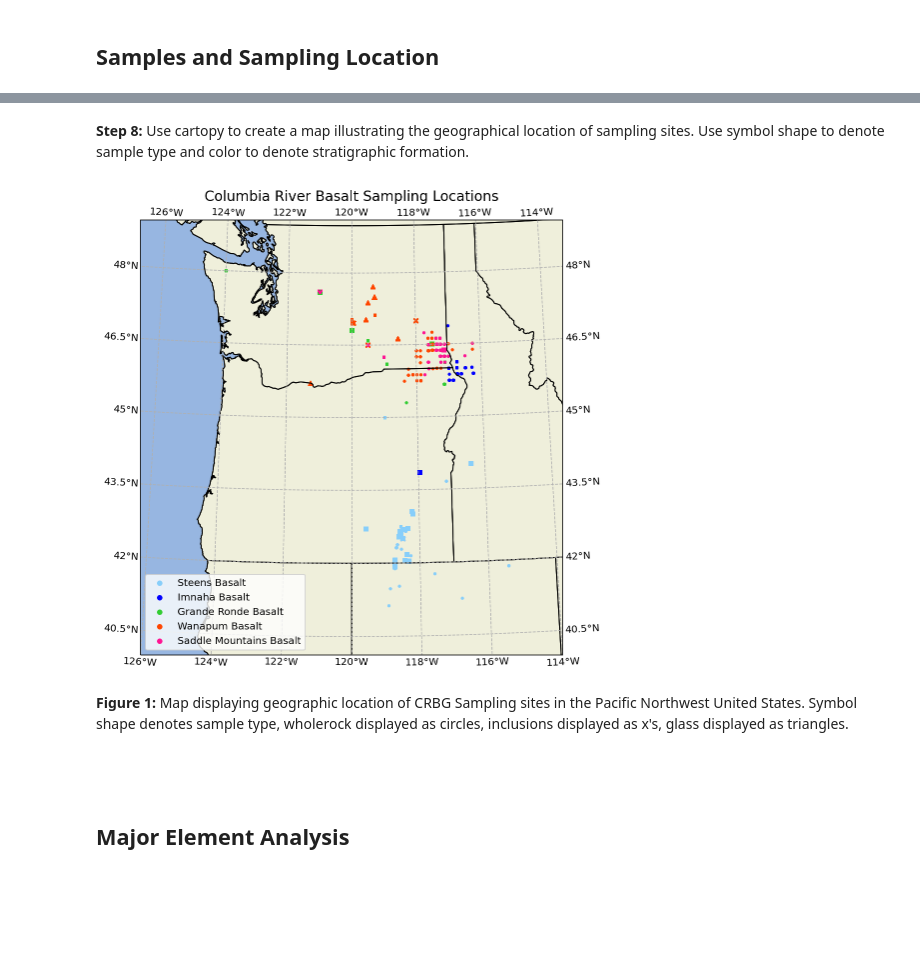
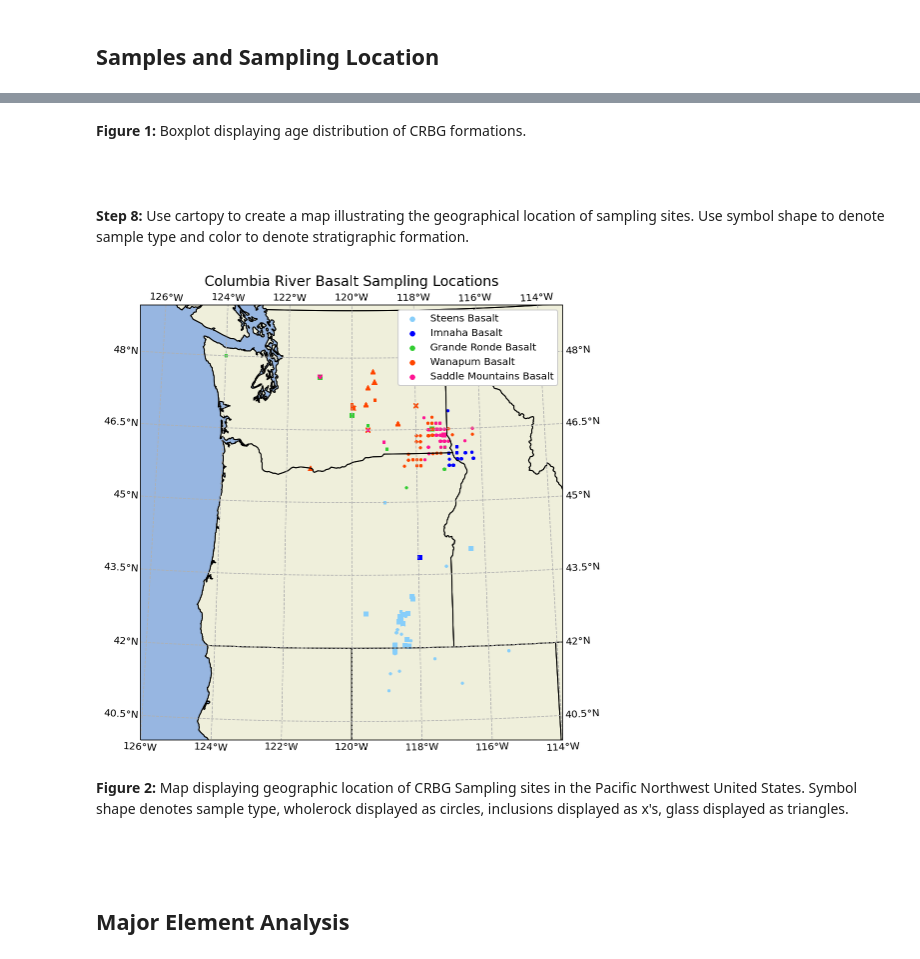
Before and after one commit to lhlinka/rces-final-project, a Jupyter notebook: finalproject.ipynb, the cells around one changed output, grey strips where cells are left out. Saved outputs shown, nothing was run; the diff lists cells and outputs as text; code cells hidden in the pictures; blank space fills up the shorter version.

```diff
--- a/finalproject.ipynb
+++ b/finalproject.ipynb
@@ -163,15 +167,9 @@ df['Total(WT%)NORM'] = df.loc[:,MAJOR_ELEMENTS_NORM].sum(axis=1, min_count=1)
 df['NA2O+K2O(WT%)NORM'] = df['NA2O(WT%)NORM'] + df['K2O(WT%)NORM']
 
 # Create a new Column with Magnesium # (MG#).
-df['MG#'] = 100 * (df['MGO(WT%)NORM']/40.3) / (df['MGO(WT%)NORM']/40.3 / 40.3 + df['FEOT(WT%)NORM'] / 71.08)
+df['MG#'] = 100 * (df['MGO(WT%)NORM']/40.3) / (df['MGO(WT%)NORM']/40.3 / 40.3 + df['FEOT(WT%)NORM'] / 71.08
 
-# Create a new Column with Europium anomaly (EU/EU*).
-df['EU/EU*'] = df['EU(PPM)'] / ((df['SM(PPM)'] * df['GD(PPM)']))**0.5
-
-# Create a new Column with Dysprosium anomaly (DY/DY*).
-df['DY/DY*'] = df['DY(PPM)'] / ((df['LA(PPM)']**(4/13))*df['YB(PPM)']**(9/13))
-
-# Create a new Columns with trace element ratios of interest: DY/YB , CE/Y, BA/LA, H2O/Ce
+# Create a new Columns with trace element ratios of interest: DY/YB , CE/Y, BA/LA
 df['DY/YB'] = df['DY(PPM)'] / df['YB(PPM)']
 df['CE/Y'] = df['CE(PPM)'] / df['Y(PPM)']
 df['BA/LA'] = df['BA(PPM)'] / df['LA(PPM)']
@@ -180,0 +179,4 @@ df['BA/LA'] = df['BA(PPM)'] / df['LA(PPM)']
+# %%
+df.filter('FORMATION')
+df_filtered = df[df.FORMATION.isin([' STEENS BASALT', ' IMNAHA BASALT', ' GRANDE RONDE BASALT', ' WANAPUM BASALT', ' SADDLE MOUNTAINS BASALT'])]
+list(df_filtered.FORMATION.unique())
@@ -181,6 +189,6 @@ df['BA/LA'] = df['BA(PPM)'] / df['LA(PPM)']
 # %%
-# Define boolean masks for sample type
-# inclusion = df['TYPE OF MATERIAL'] == 'INCLUSION'
-# mineral = df['TYPE OF MATERIAL'] == 'MINERAL / COMPONENT (INCL. GROUNDMASS)'
-# glass = df['TYPE OF MATERIAL'] == 'VOLCANIC GLASS'
-# wholerock = df['TYPE OF MATERIAL'] == 'WHOLE ROCK'
+#Use the where function and groupby function to group data based on sample type and stratigraphic formation.
+gb_inclusion = df_filtered.where(df_filtered['TYPE OF MATERIAL'] == 'INCLUSION').groupby('FORMATION')
+gb_mineral = df_filtered.where(df_filtered['TYPE OF MATERIAL'] == 'MINERAL / COMPONENT (INCL. GROUNDMASS)').groupby('FORMATION')
+gb_glass = df_filtered.where(df_filtered['TYPE OF MATERIAL'] == 'VOLCANIC GLASS').groupby('FORMATION')
+gb_wholerock = df_filtered.where(df_filtered['TYPE OF MATERIAL'] == 'WHOLE ROCK').groupby('FORMATION')
@@ -193,7 +195 @@ df['BA/LA'] = df['BA(PPM)'] / df['LA(PPM)']
-# %%
-#Use the where function and groupby function to group data based on sample type and stratigraphic formation.
-gb_inclusion = df.where(df['TYPE OF MATERIAL'] == 'INCLUSION').groupby('FORMATION')
-gb_mineral = df.where(df['TYPE OF MATERIAL'] == 'MINERAL / COMPONENT (INCL. GROUNDMASS)').groupby('FORMATION')
-gb_glass = df.where(df['TYPE OF MATERIAL'] == 'VOLCANIC GLASS').groupby('FORMATION')
-gb_wholerock = df.where(df['TYPE OF MATERIAL'] == 'WHOLE ROCK').groupby('FORMATION')
 # %%
@@ -294,3 +233,8 @@ Text(0.5, 0.98, 'Histograms of Sample Ages')
+# %% [markdown]
+<b>Figure 1:</b> Boxplot displaying age distribution of CRBG formations.
+<br/>
+<br/>
+<br/>
 # %% [markdown]
 <b>Step 8:</b> Use cartopy to create a map illustrating the geographical location of sampling sites. Use symbol shape to denote sample type and color to denote stratigraphic formation.
 # %%
@@ -307,37 +251,38 @@ ax.set_extent(extent)
 ax.add_feature(cartopy.feature.STATES)
 ax.add_feature(cartopy.feature.OCEAN)
 ax.add_feature(cartopy.feature.LAND)
 ax.coastlines()
 
 # Plot sampling locations.
 gb_inclusion.get_group(' STEENS BASALT').plot.scatter(ax=ax, x='LONGITUDE (MAX.)', y='LATITUDE (MAX.)', marker='x', c='lightskyblue', transform = ccrs.PlateCarree())
 gb_inclusion.get_group(' WANAPUM BASALT').plot.scatter(ax=ax, x='LONGITUDE (MAX.)', y='LATITUDE (MAX.)', marker='x', c='orangered', transform = ccrs.PlateCarree())
 
 gb_mineral.get_group(' STEENS BASALT').plot.scatter(ax=ax, x='LONGITUDE (MAX.)', y='LATITUDE (MAX.)', marker ='s', c='lightskyblue', transform = ccrs.PlateCarree())
 gb_mineral.get_group(' IMNAHA BASALT').plot.scatter(ax=ax, x='LONGITUDE (MAX.)', y='LATITUDE (MAX.)', marker ='s', c='blue', transform = ccrs.PlateCarree())
 gb_mineral.get_group(' GRANDE RONDE BASALT').plot.scatter(ax=ax, x='LONGITUDE (MAX.)', y='LATITUDE (MAX.)', marker ='s', c='limegreen', transform = ccrs.PlateCarree())
 gb_mineral.get_group(' WANAPUM BASALT').plot.scatter(ax=ax, x='LONGITUDE (MAX.)', y='LATITUDE (MAX.)', marker ='s', c='orangered', transform = ccrs.PlateCarree())
 gb_mineral.get_group(' SADDLE MOUNTAINS BASALT').plot.scatter(ax=ax, x='LONGITUDE (MAX.)', y='LATITUDE (MAX.)', marker ='s', c='deeppink', transform = ccrs.PlateCarree())
 
 gb_glass.get_group(' WANAPUM BASALT').plot.scatter(ax=ax, x='LONGITUDE (MAX.)', y='LATITUDE (MAX.)', marker ='^', c='orangered', transform = ccrs.PlateCarree())
 gb_glass.get_group(' GRANDE RONDE BASALT').plot.scatter(ax=ax, x='LONGITUDE (MAX.)', y='LATITUDE (MAX.)', marker ='^', c='limegreen', transform = ccrs.PlateCarree())
 
 gb_wholerock.get_group(' STEENS BASALT').plot.scatter(ax=ax, x='LONGITUDE (MAX.)', y='LATITUDE (MAX.)', marker ='.', c='lightskyblue', label='Steens Basalt', transform = ccrs.PlateCarree())
 gb_wholerock.get_group(' IMNAHA BASALT').plot.scatter(ax=ax, x='LONGITUDE (MAX.)', y='LATITUDE (MAX.)', marker ='.', c='blue', label='Imnaha Basalt', transform = ccrs.PlateCarree())
 gb_wholerock.get_group(' GRANDE RONDE BASALT').plot.scatter(ax=ax, x='LONGITUDE (MAX.)', y='LATITUDE (MAX.)', marker ='.', c='limegreen',label='Grande Ronde Basalt', transform = ccrs.PlateCarree())
 gb_wholerock.get_group(' WANAPUM BASALT').plot.scatter(ax=ax, x='LONGITUDE (MAX.)', y='LATITUDE (MAX.)', marker ='.', c='orangered',label='Wanapum Basalt', transform = ccrs.PlateCarree())
 gb_wholerock.get_group(' SADDLE MOUNTAINS BASALT').plot.scatter(ax=ax, x='LONGITUDE (MAX.)', y='LATITUDE (MAX.)', marker ='.', c='deeppink', label='Saddle Mountains Basalt', transform = ccrs.PlateCarree())
 
+
 # Add Legend, gridlines, and labels.
 ax.set_title('Columbia River Basalt Sampling Locations', fontsize = 14)
 ax.set_xlabel('Longitude', fontsize = 12)
 ax.set_ylabel('Latitude', fontsize = 12)
-ax.legend(fontsize = 10, markerscale = 2, loc='lower left')
+ax.legend(loc='best', fontsize = 10, markerscale = 2, frameon=True,facecolor='inherit', framealpha=True)
 ax.gridlines(crs=ccrs.PlateCarree(), draw_labels=True, linestyle ='dashed');
 # %% [output]
-[figure, old version]
+[figure, new version]
 # %% [markdown]
-<b>Figure 1:</b> Map displaying geographic location of CRBG Sampling sites in the Pacific Northwest United States. Symbol shape denotes sample type, wholerock displayed as circles, inclusions displayed as x's, glass displayed as triangles.
+<b>Figure 2:</b> Map displaying geographic location of CRBG Sampling sites in the Pacific Northwest United States. Symbol shape denotes sample type, wholerock displayed as circles, inclusions displayed as x's, glass displayed as triangles.
 <br/>
 <br/>
 <br/>
```
Also changed, not shown: parts of 34 cells of this notebook, 1 other file.
